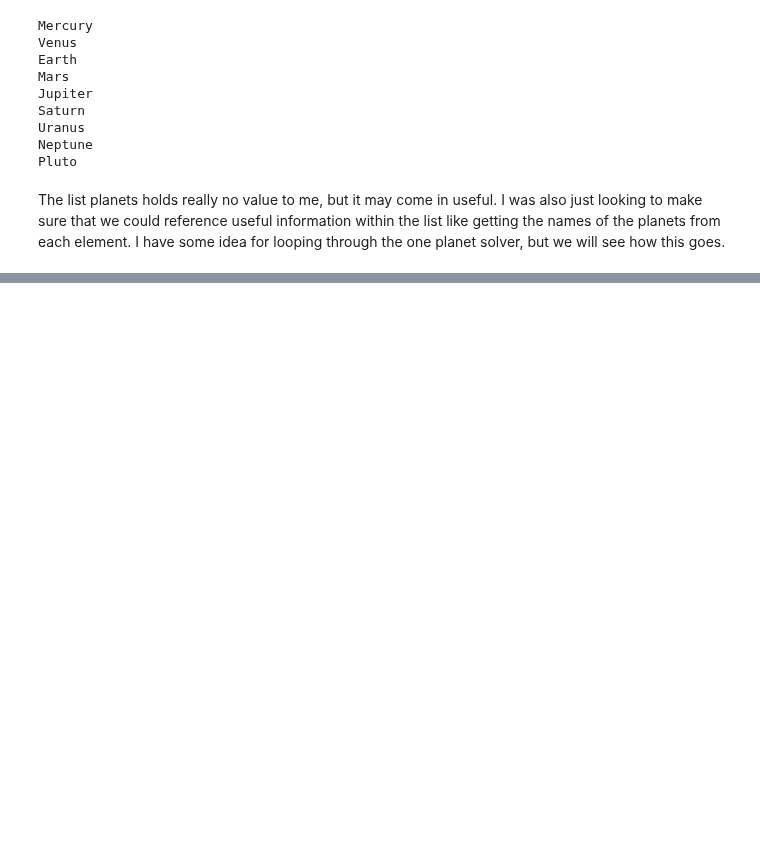
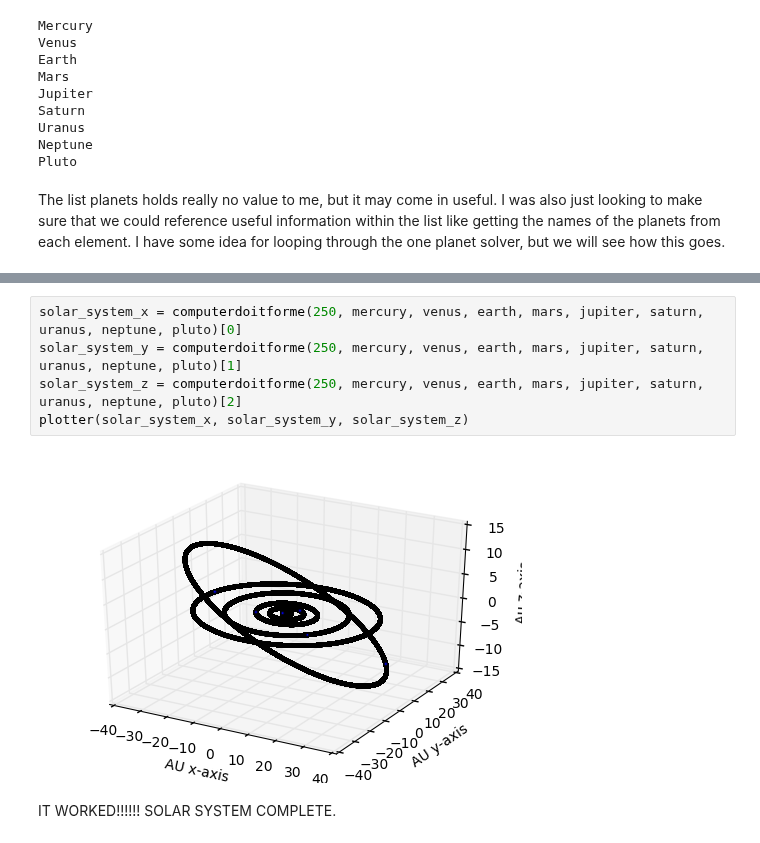
Before and after one commit to nathawkins/PHY480MSU, a Jupyter notebook: project3/src/Solar System.ipynb, the cells around one changed output, grey strips where cells are left out. Saved outputs shown, nothing was run; the diff lists cells and outputs as text; blank space fills up the shorter version.

Commit message:
did the whole solar system

```diff
--- a/project3/src/Solar System.ipynb
+++ b/project3/src/Solar System.ipynb
@@ -499,0 +1006,9 @@ ax
+# %%
+solar_system_x = computerdoitforme(250, mercury, venus, earth, mars, jupiter, saturn, uranus, neptune, pluto)[0]
+solar_system_y = computerdoitforme(250, mercury, venus, earth, mars, jupiter, saturn, uranus, neptune, pluto)[1]
+solar_system_z = computerdoitforme(250, mercury, venus, earth, mars, jupiter, saturn, uranus, neptune, pluto)[2]
+plotter(solar_system_x, solar_system_y, solar_system_z)
+# %% [output]
+[figure, added]
+# %% [markdown]
+IT WORKED!!!!!! SOLAR SYSTEM COMPLETE.
```
Also changed, not shown: parts of 5 cells of this notebook, 1 other file.
